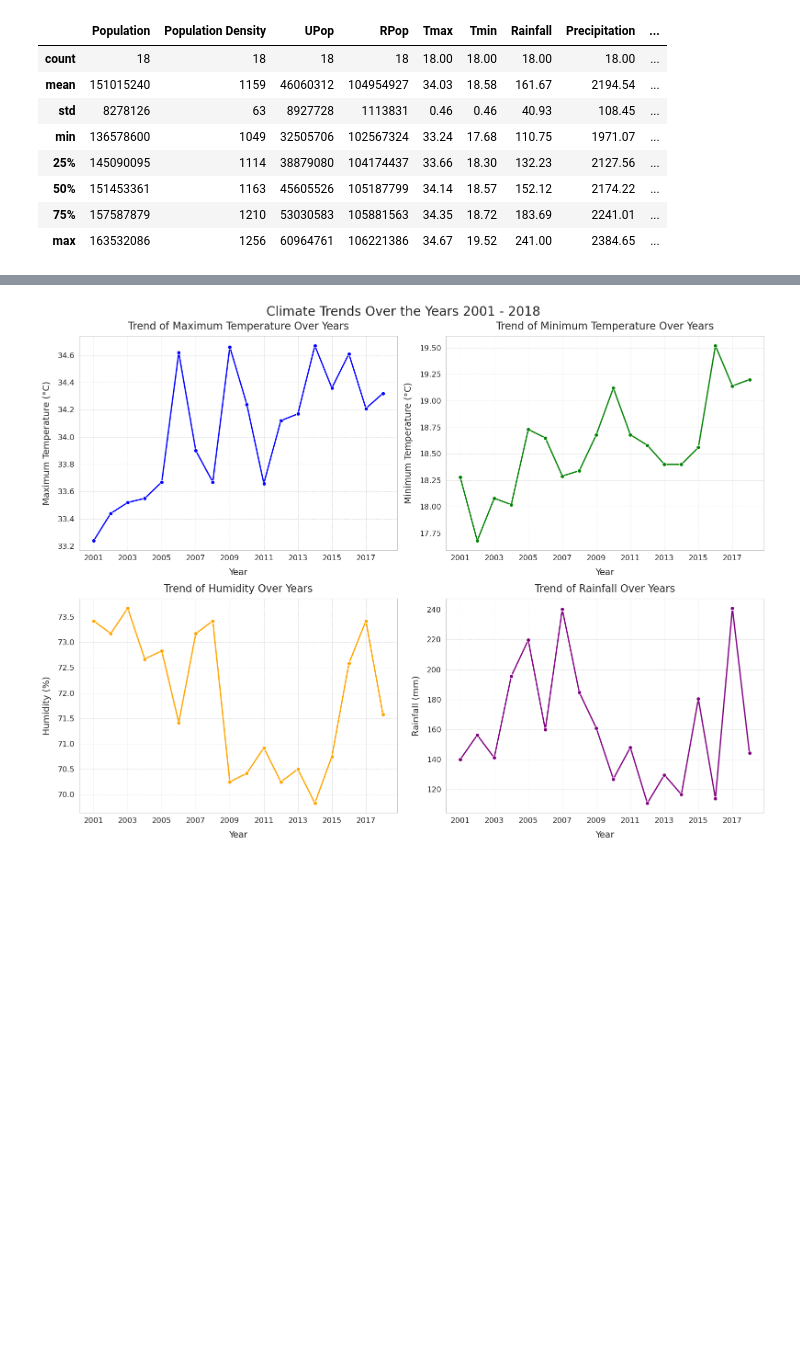
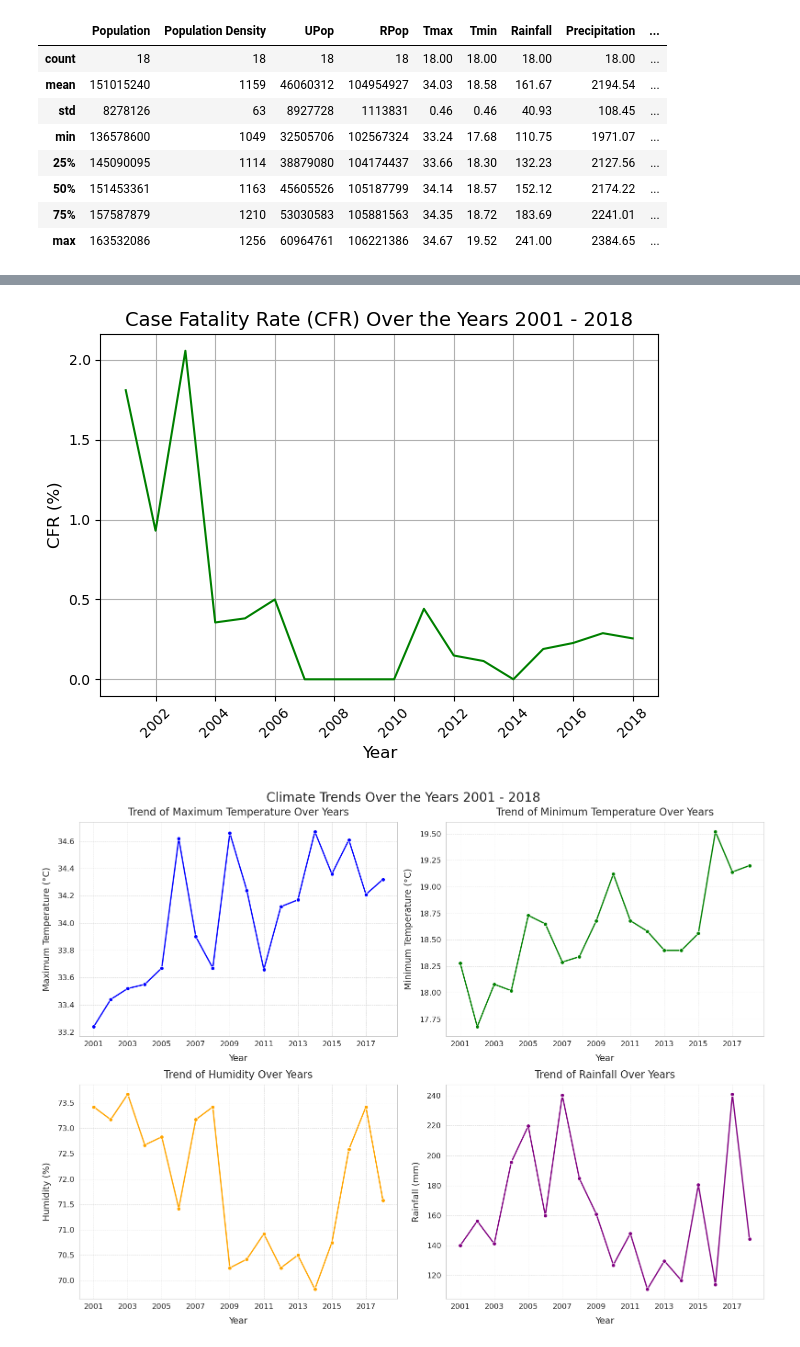
Before and after one commit to awnonbhowmik/DENV-Data-Analysis, a Jupyter notebook: main_epidemic.ipynb, the cells around one changed output, grey strips where cells are left out. Cells and saved outputs as stored; diff of their text form; code cells hidden in the pictures; blank space fills up the shorter version.

```diff
--- a/main_epidemic.ipynb
+++ b/main_epidemic.ipynb
@@ -90,3 +110,23 @@ plt.show()
+# %%
+# Line plot for CFR
+import matplotlib.ticker as ticker
+
+data_epidemic['CFR'] = (data_epidemic['Death'] / data_epidemic['Infected']) * 100
+
+plt.plot(data_epidemic["Year"], data_epidemic["CFR"], color="green")
+plt.title("Case Fatality Rate (CFR) Over the Years 2001 - 2018", fontsize=14)
+plt.xlabel("Year", fontsize=12)
+plt.ylabel("CFR (%)", fontsize=12)
+plt.xticks(rotation=45)
+plt.grid(True)
+
+plt.gca().xaxis.set_major_locator(ticker.MultipleLocator(2))
+
+# Adjust the layout
+plt.tight_layout()
+plt.show()
+# %% [output]
+[figure, added]
 # %%
 # Create subplots for visualization
 fig, axes = plt.subplots(2, 2, figsize=(16, 12))
```
Also changed, not shown: parts of 2 cells of this notebook, 2 other files.
